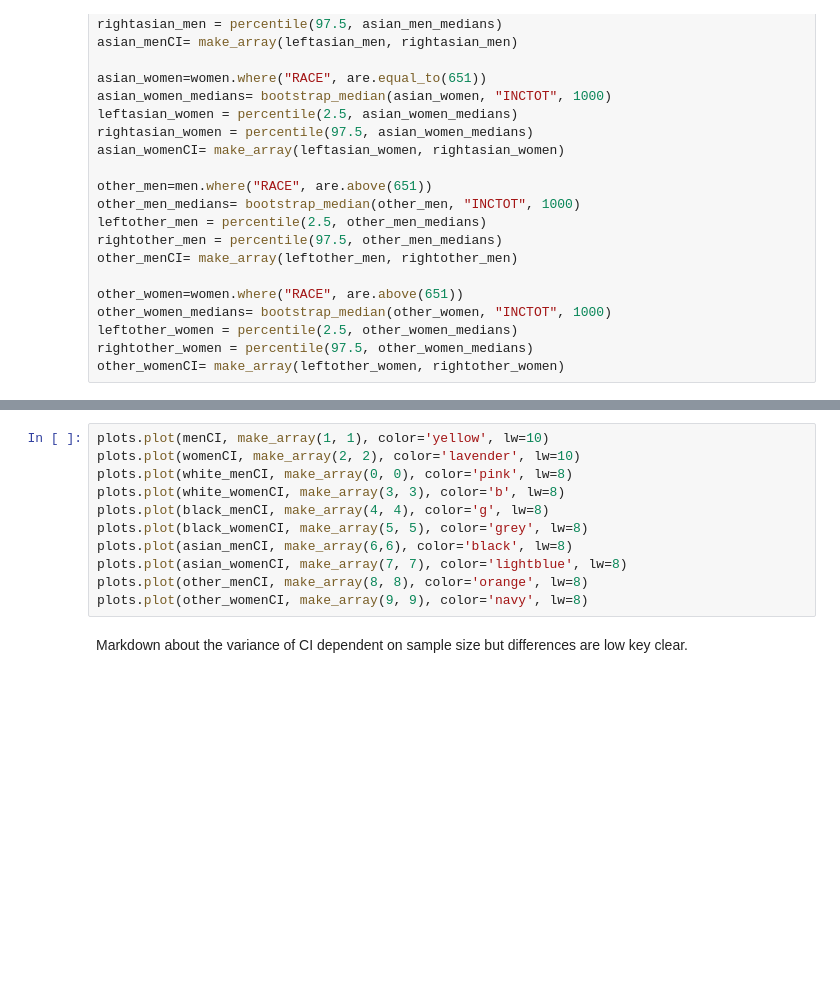
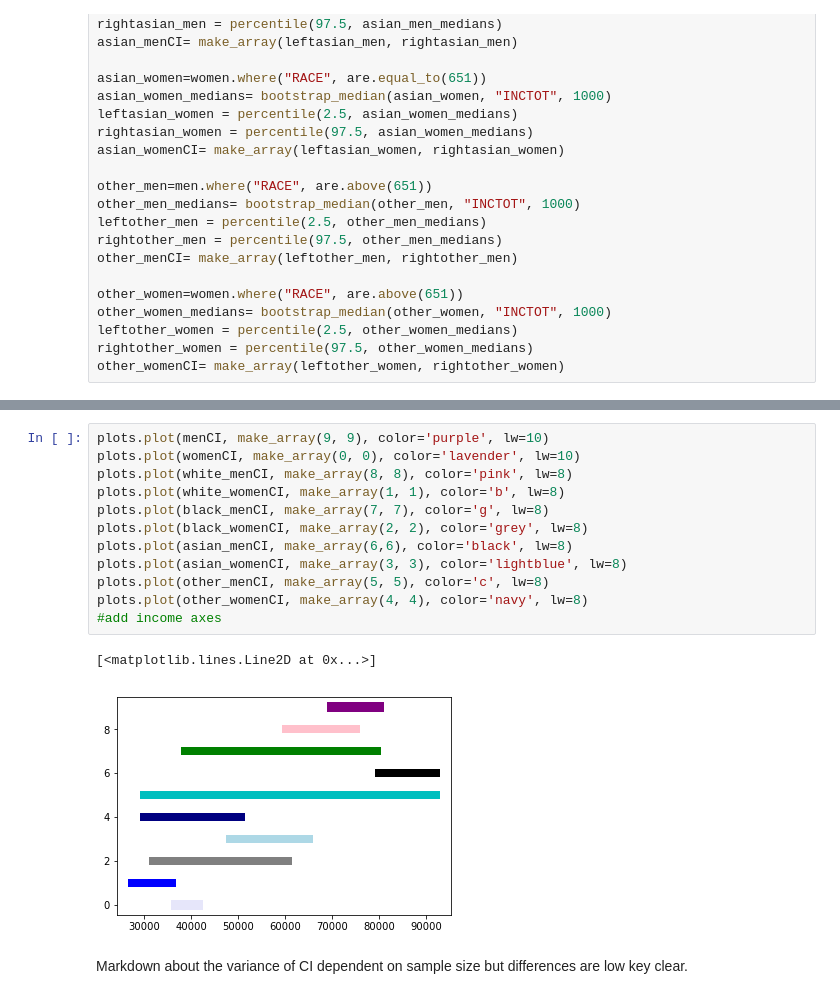
Before and after one commit to ds-modules/GWS-131, a Jupyter notebook: bay_area-SJ-OOPS.ipynb, the cells around one changed output, grey strips where cells are left out. Drawn from its saved outputs; the diff is of its cells as text; blank space fills up the shorter version.

```diff
--- a/bay_area-SJ-OOPS.ipynb
+++ b/bay_area-SJ-OOPS.ipynb
@@ -236,14 +367,18 @@ print("For women of other races, the median 95% Confidence Interval is", other_w
 # %%
-plots.plot(menCI, make_array(1, 1), color='yellow', lw=10)
-plots.plot(womenCI, make_array(2, 2), color='lavender', lw=10)
-plots.plot(white_menCI, make_array(0, 0), color='pink', lw=8)
-plots.plot(white_womenCI, make_array(3, 3), color='b', lw=8)
-plots.plot(black_menCI, make_array(4, 4), color='g', lw=8)
-plots.plot(black_womenCI, make_array(5, 5), color='grey', lw=8)
+plots.plot(menCI, make_array(9, 9), color='purple', lw=10)
+plots.plot(womenCI, make_array(0, 0), color='lavender', lw=10)
+plots.plot(white_menCI, make_array(8, 8), color='pink', lw=8)
+plots.plot(white_womenCI, make_array(1, 1), color='b', lw=8)
+plots.plot(black_menCI, make_array(7, 7), color='g', lw=8)
+plots.plot(black_womenCI, make_array(2, 2), color='grey', lw=8)
 plots.plot(asian_menCI, make_array(6,6), color='black', lw=8)
-plots.plot(asian_womenCI, make_array(7, 7), color='lightblue', lw=8)
-plots.plot(other_menCI, make_array(8, 8), color='orange', lw=8)
-plots.plot(other_womenCI, make_array(9, 9), color='navy', lw=8)
+plots.plot(asian_womenCI, make_array(3, 3), color='lightblue', lw=8)
+plots.plot(other_menCI, make_array(5, 5), color='c', lw=8)
+plots.plot(other_womenCI, make_array(4, 4), color='navy', lw=8)
+#add income axes
+# %% [output]
+[<matplotlib.lines.Line2D at 0x...>]
+[figure, added]
 # %% [markdown]
 Markdown about the variance of CI dependent on sample size but differences are low key clear.
 # %% [markdown]
```
Also changed, not shown: parts of 22 cells of this notebook.
